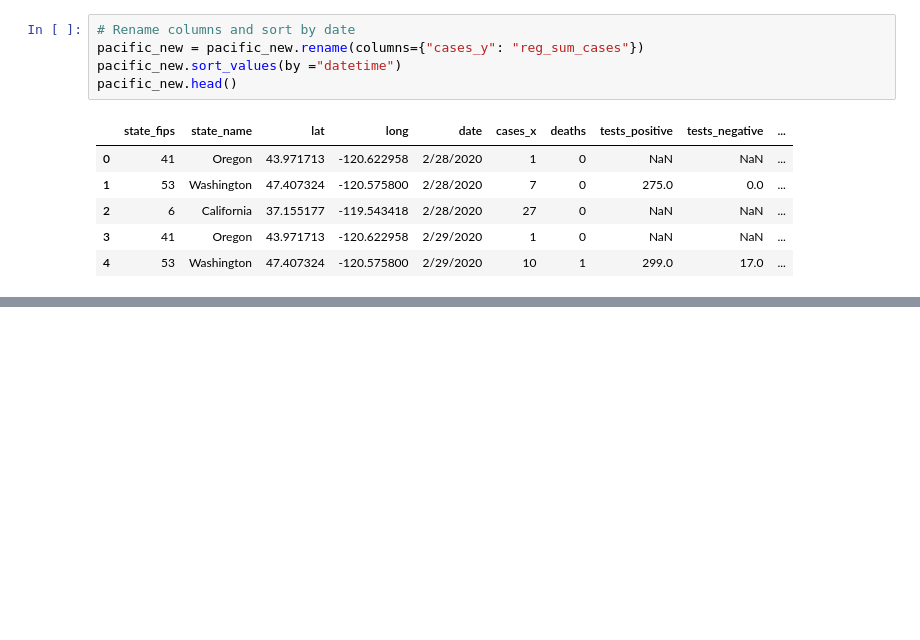
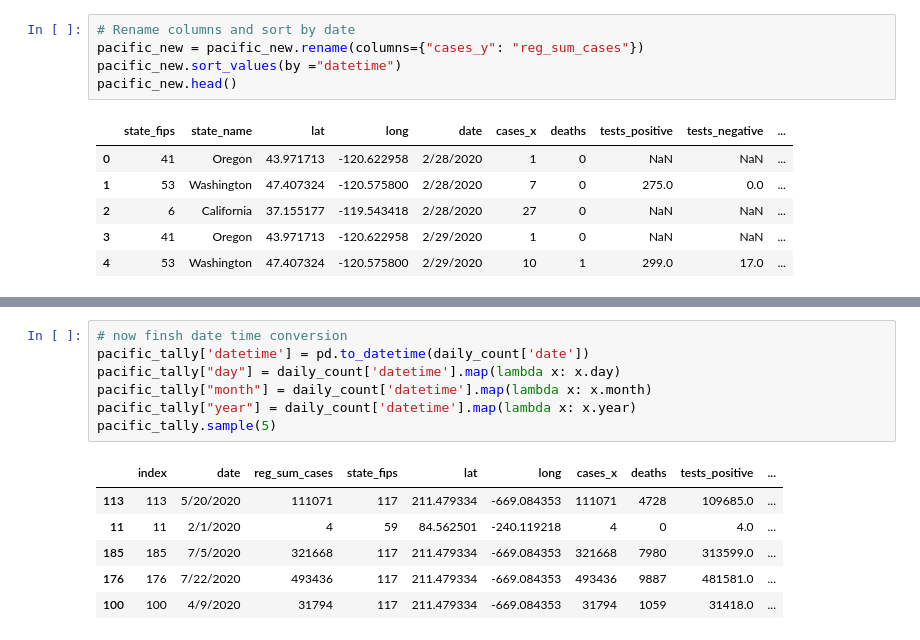
Before and after one commit to searanch/Covid-19-Hackathon, a Jupyter notebook: usa_regions.ipynb, the cells around one changed output, grey strips where cells are left out. Drawn from its saved outputs; the diff is of its cells as text; blank space fills up the shorter version.

```diff
--- a/usa_regions.ipynb
+++ b/usa_regions.ipynb
@@ -236,0 +326,14 @@ daily_count.tail()
+# %%
+# now finsh date time conversion
+pacific_tally['datetime'] = pd.to_datetime(daily_count['date'])
+pacific_tally["day"] = daily_count['datetime'].map(lambda x: x.day)
+pacific_tally["month"] = daily_count['datetime'].map(lambda x: x.month)
+pacific_tally["year"] = daily_count['datetime'].map(lambda x: x.year)
+pacific_tally.sample(5)
+# %% [output]
+|  | index | date | reg_sum_cases | state_fips | lat | long | cases_x | deaths | tests_positive | ... |
+| 113 | 113 | 5/20/2020 | 111071 | 117 | 211.479334 | -669.084353 | 111071 | 4728 | 109685.0 | ... |
+| 11 | 11 | 2/1/2020 | 4 | 59 | 84.562501 | -240.119218 | 4 | 0 | 4.0 | ... |
+| 185 | 185 | 7/5/2020 | 321668 | 117 | 211.479334 | -669.084353 | 321668 | 7980 | 313599.0 | ... |
+| 176 | 176 | 7/22/2020 | 493436 | 117 | 211.479334 | -669.084353 | 493436 | 9887 | 481581.0 | ... |
+| 100 | 100 | 4/9/2020 | 31794 | 117 | 211.479334 | -669.084353 | 31794 | 1059 | 31418.0 | ... |
```
Also changed, not shown: parts of 18 cells of this notebook.
